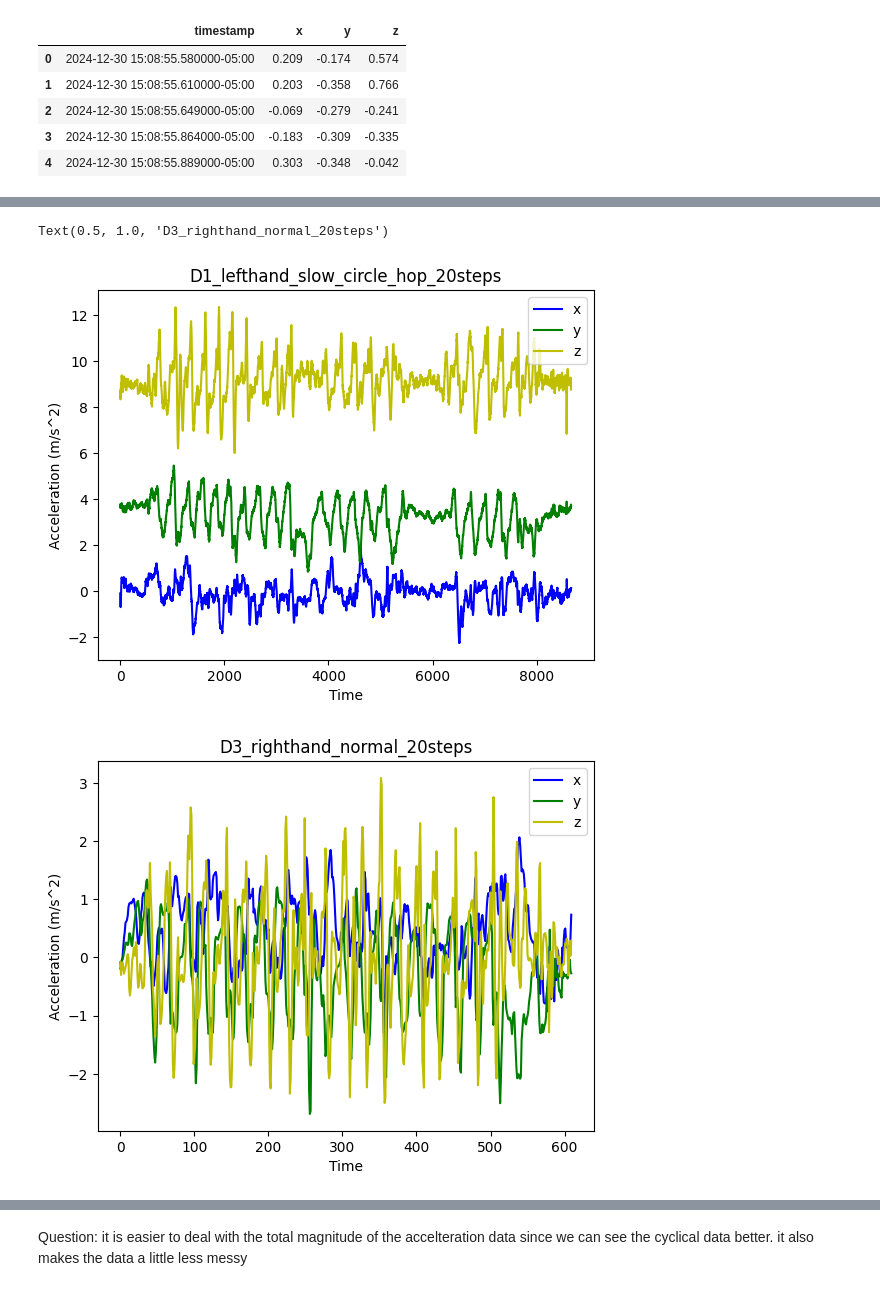
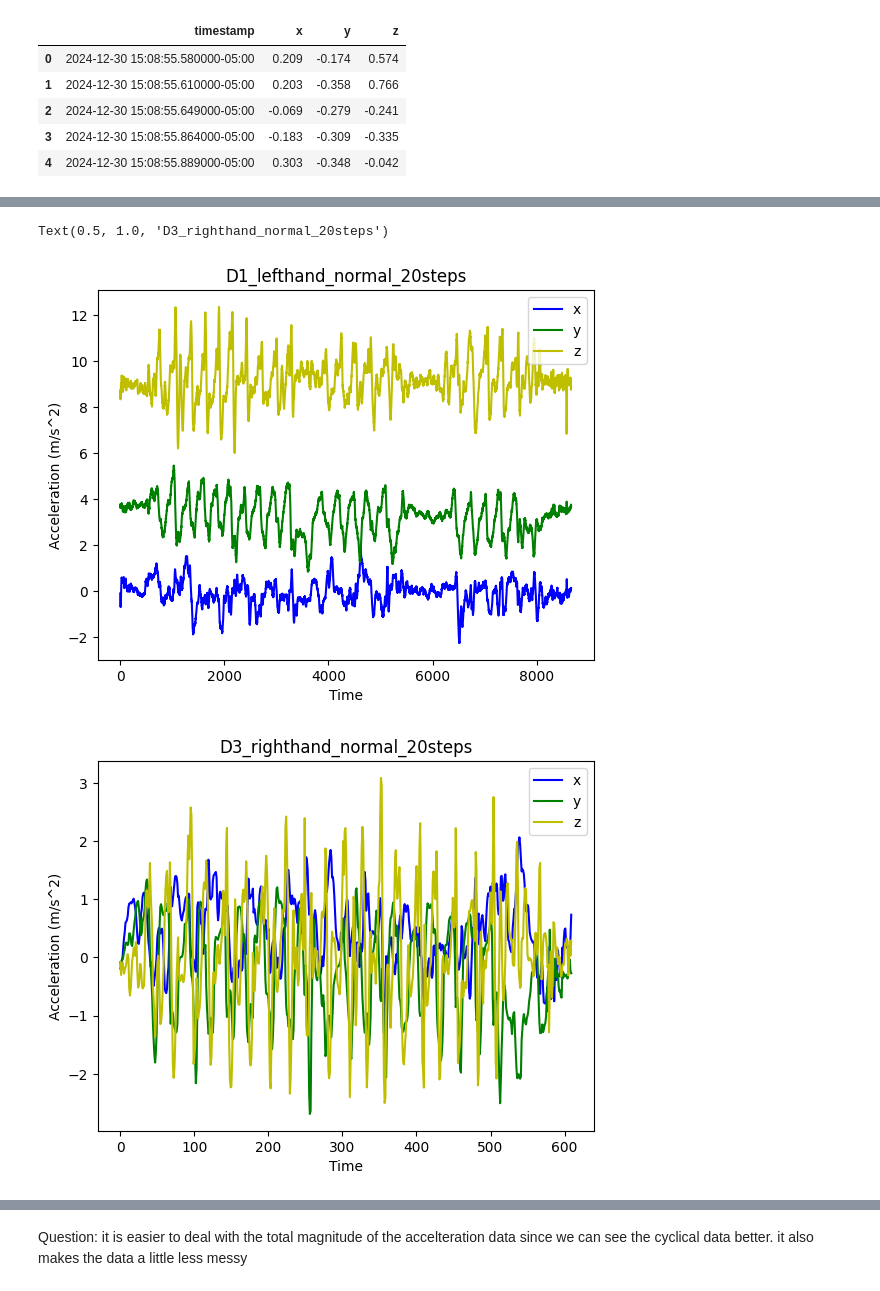
Before and after one commit to PickleLily/step_tracker, a Jupyter notebook: Part 1/step-counting-algorithm-starter/step counting starter.ipynb, the cells around one changed output, grey strips where cells are left out. Saved outputs shown, nothing was run; the diff lists cells and outputs as text; code cells hidden in the pictures.

```diff
--- a/Part 1/step-counting-algorithm-starter/step counting starter.ipynb
+++ b/Part 1/step-counting-algorithm-starter/step counting starter.ipynb
@@ -95,27 +98,27 @@ For this task, you need to do the following:
 # %%
 D1_left = 'data/D1_lefthand_normal_20steps.csv'
 D3_right = 'data/D3_righthand_normal_20steps_linearaccelerometer.csv'
 D1_data = pd.read_csv(D1_left, header=0, names=['timestamp', 'x', 'y', 'z'])
 D3_data = pd.read_csv(D3_right, header=0, names=['timestamp', 'x', 'y', 'z'])
 
 plt.figure()
 plt.plot(D1_data['x'],'b-',label='x')
 plt.plot(D1_data['y'],'g-',label='y')
 plt.plot(D1_data['z'],'y-',label='z')
 plt.legend()
 plt.xlabel("Time")
 plt.ylabel("Acceleration (m/s^2)")
-plt.title("D1_lefthand_slow_circle_hop_20steps")
+plt.title("D1_lefthand_normal_20steps")
 
 plt.figure()
 plt.plot(D3_data['x'],'b-',label='x')
 plt.plot(D3_data['y'],'g-',label='y')
 plt.plot(D3_data['z'],'y-',label='z')
 plt.legend()
 plt.xlabel("Time")
 plt.ylabel("Acceleration (m/s^2)")
 plt.title("D3_righthand_normal_20steps")
 # %% [output]
 Text(0.5, 1.0, 'D3_righthand_normal_20steps')
-[figure, old version]
+[figure, new version]
 [figure]
```
Also changed, not shown: parts of 6 cells of this notebook.
